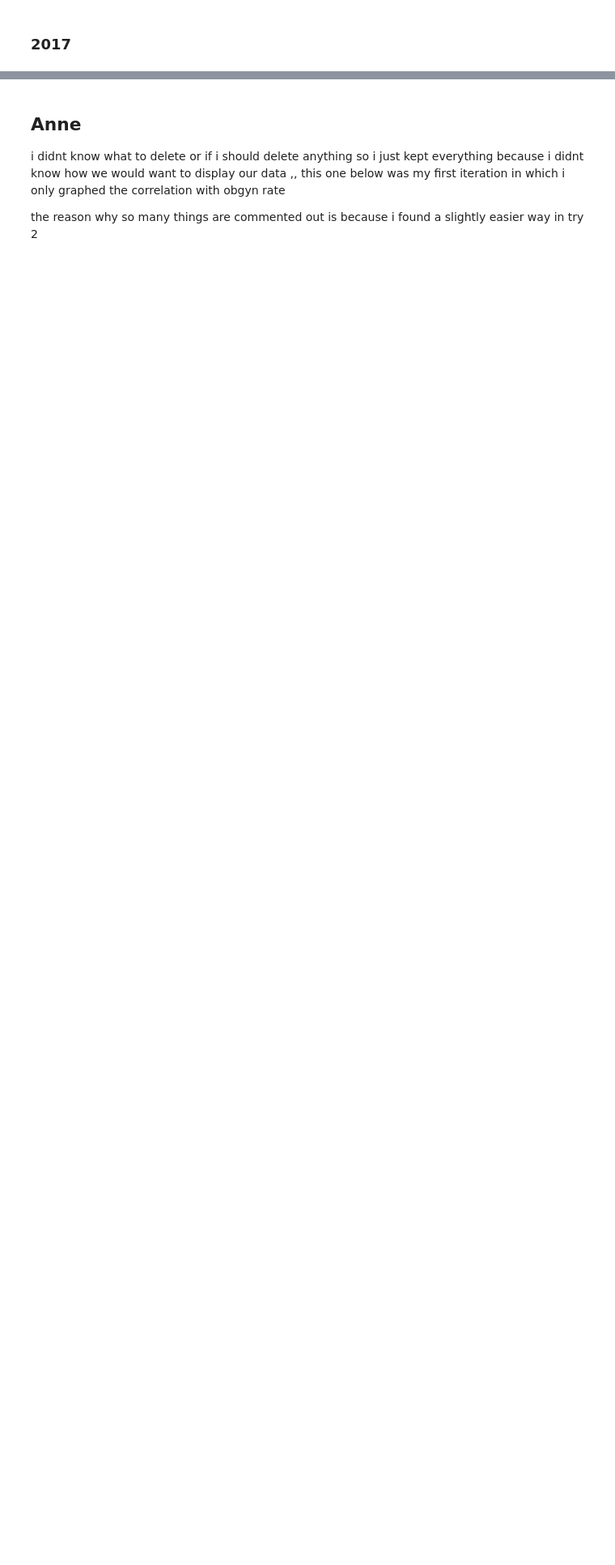
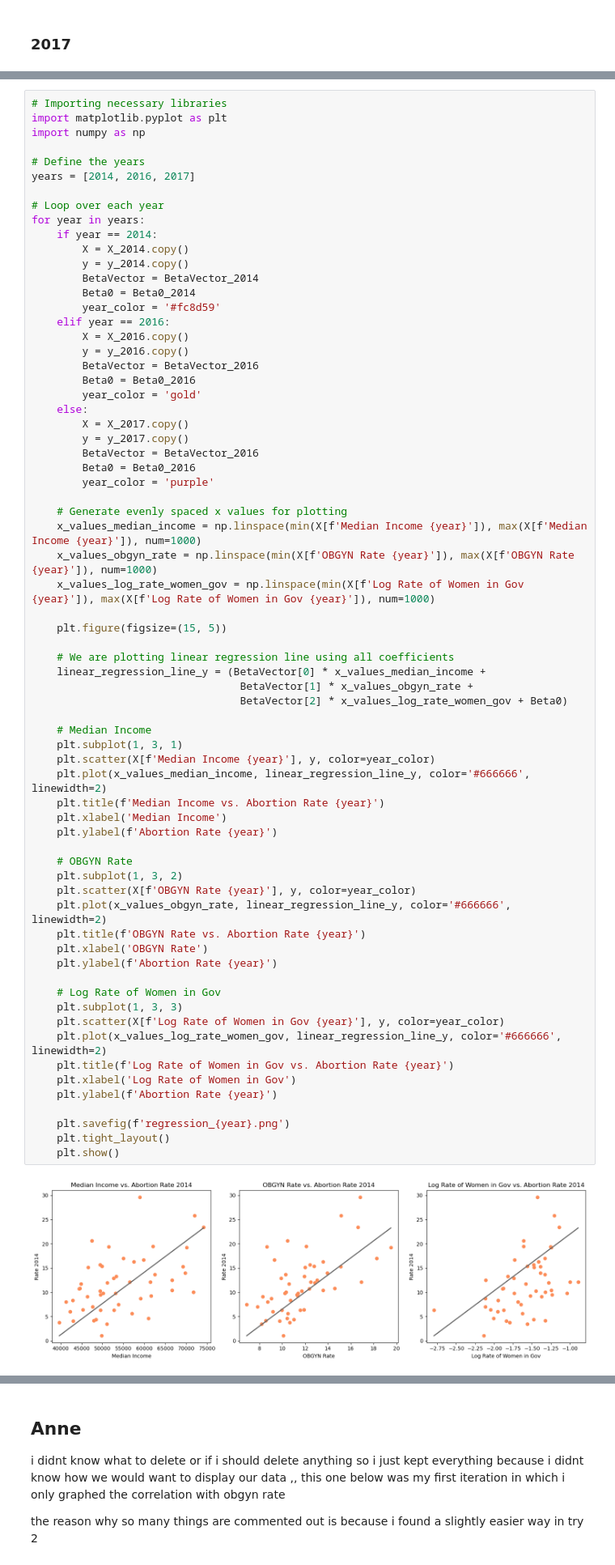
Before and after one commit to COGS108/Group070_WI24, a Jupyter notebook: FinalProject_Group070_WI24.ipynb, the cells around one changed output, grey strips where cells are left out. Shown at 81% size. Drawn from its saved outputs; the diff is of its cells as text; blank space fills up the shorter version.

Commit message:
Adding in tons of plots.

```diff
--- a/FinalProject_Group070_WI24.ipynb
+++ b/FinalProject_Group070_WI24.ipynb
@@ -797,0 +830,70 @@ BetaVector_2017 = model_2017.coef_
+# %%
+# Importing necessary libraries
+import matplotlib.pyplot as plt
+import numpy as np
+
+# Define the years
+years = [2014, 2016, 2017]
+
+# Loop over each year
+for year in years:
+    if year == 2014:
+        X = X_2014.copy()
+        y = y_2014.copy()
+        BetaVector = BetaVector_2014
+        Beta0 = Beta0_2014
+        year_color = '#fc8d59'
+    elif year == 2016:
+        X = X_2016.copy()
+        y = y_2016.copy()
+        BetaVector = BetaVector_2016
+        Beta0 = Beta0_2016
+        year_color = 'gold'
+    else:
+        X = X_2017.copy()
+        y = y_2017.copy()
+        BetaVector = BetaVector_2016
+        Beta0 = Beta0_2016
+        year_color = 'purple'
+
+    # Generate evenly spaced x values for plotting
+    x_values_median_income = np.linspace(min(X[f'Median Income {year}']), max(X[f'Median Income {year}']), num=1000)
+    x_values_obgyn_rate = np.linspace(min(X[f'OBGYN Rate {year}']), max(X[f'OBGYN Rate {year}']), num=1000)
+    x_values_log_rate_women_gov = np.linspace(min(X[f'Log Rate of Women in Gov {year}']), max(X[f'Log Rate of Women in Gov {year}']), num=1000)
+
+    plt.figure(figsize=(15, 5))
+
+    # We are plotting linear regression line using all coefficients
+    linear_regression_line_y = (BetaVector[0] * x_values_median_income +
+                                 BetaVector[1] * x_values_obgyn_rate +
+                                 BetaVector[2] * x_values_log_rate_women_gov + Beta0)
+
+    # Median Income
+    plt.subplot(1, 3, 1)
+    plt.scatter(X[f'Median Income {year}'], y, color=year_color)
+    plt.plot(x_values_median_income, linear_regression_line_y, color='#666666', linewidth=2)
+    plt.title(f'Median Income vs. Abortion Rate {year}')
+    plt.xlabel('Median Income')
+    plt.ylabel(f'Abortion Rate {year}')
+
+    # OBGYN Rate
+    plt.subplot(1, 3, 2)
+    plt.scatter(X[f'OBGYN Rate {year}'], y, color=year_color)
+    plt.plot(x_values_obgyn_rate, linear_regression_line_y, color='#666666', linewidth=2)
+    plt.title(f'OBGYN Rate vs. Abortion Rate {year}')
+    plt.xlabel('OBGYN Rate')
+    plt.ylabel(f'Abortion Rate {year}')
+
+    # Log Rate of Women in Gov
+    plt.subplot(1, 3, 3)
+    plt.scatter(X[f'Log Rate of Women in Gov {year}'], y, color=year_color)
+    plt.plot(x_values_log_rate_women_gov, linear_regression_line_y, color='#666666', linewidth=2)
+    plt.title(f'Log Rate of Women in Gov vs. Abortion Rate {year}')
+    plt.xlabel('Log Rate of Women in Gov')
+    plt.ylabel(f'Abortion Rate {year}')
+
+    plt.savefig(f'regression_{year}.png')
+    plt.tight_layout()
+    plt.show()
+# %% [output]
+[figure, added]
```
Also changed, not shown: parts of 15 cells of this notebook, 1 other file.
